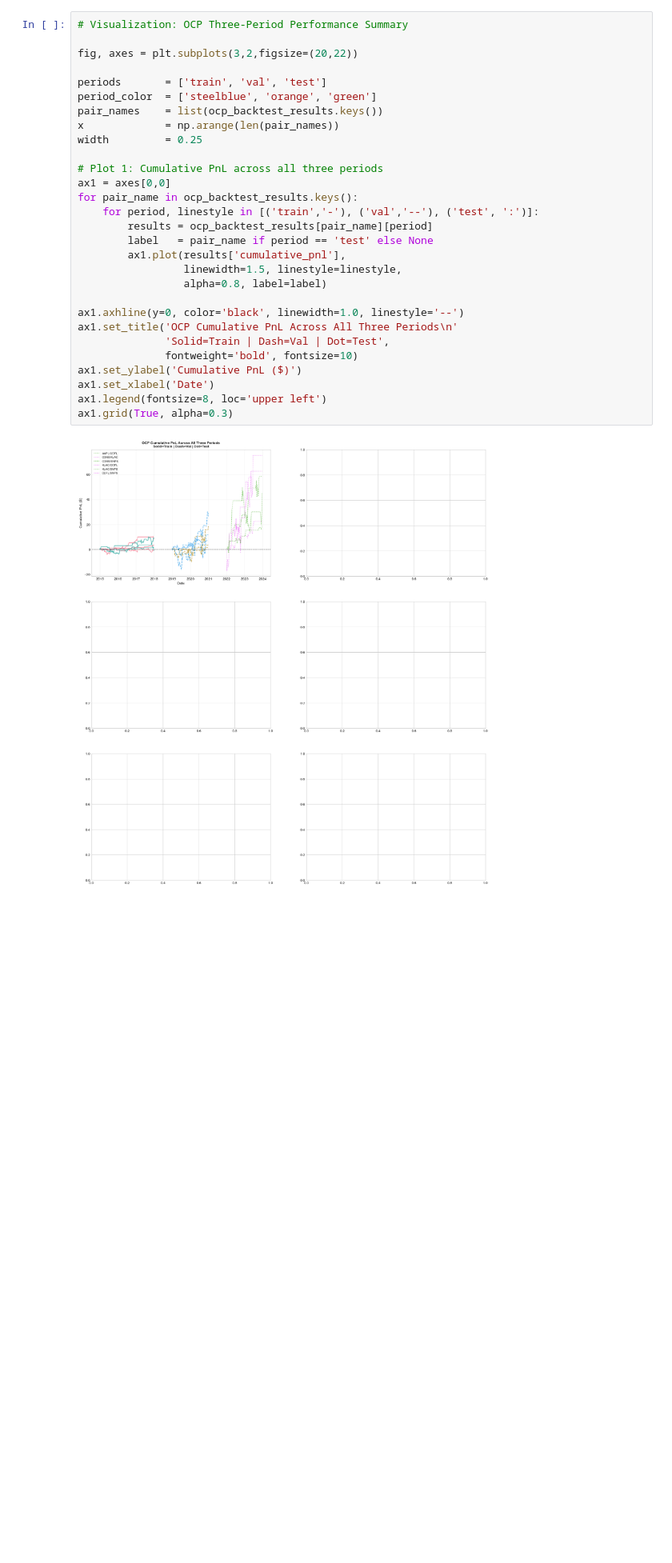
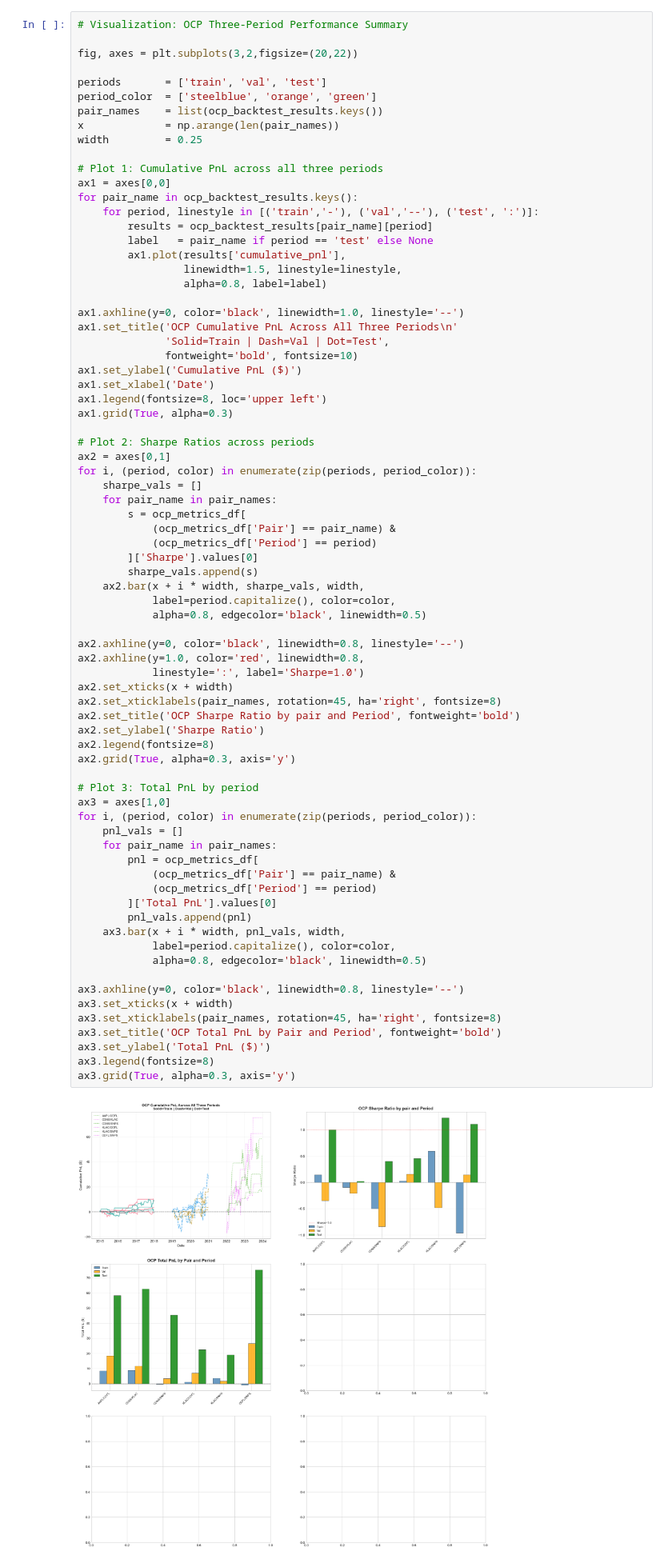
Before and after one commit to WyattEarls/DTW-OTP-Pairs-Trading, a Jupyter notebook: Examples/08_OCP_Clustering.ipynb, the cells around one changed output. Shown at 80% size. Saved outputs shown, nothing was run; the diff lists cells and outputs as text; blank space fills up the shorter version.

Commit message:
Cell 11: Plot 2 and 3 complete

```diff
--- a/Examples/08_OCP_Clustering.ipynb
+++ b/Examples/08_OCP_Clustering.ipynb
@@ -1257,31 +1257,77 @@ print(dtw_metrics[['Pair', 'Period', 'Sharpe']].to_string())
 # %%
 # Visualization: OCP Three-Period Performance Summary
 
 fig, axes = plt.subplots(3,2,figsize=(20,22))
 
 periods       = ['train', 'val', 'test']
 period_color  = ['steelblue', 'orange', 'green']
 pair_names    = list(ocp_backtest_results.keys())
 x             = np.arange(len(pair_names))
 width         = 0.25
 
 # Plot 1: Cumulative PnL across all three periods
 ax1 = axes[0,0]
 for pair_name in ocp_backtest_results.keys():
     for period, linestyle in [('train','-'), ('val','--'), ('test', ':')]:
         results = ocp_backtest_results[pair_name][period]
         label   = pair_name if period == 'test' else None
         ax1.plot(results['cumulative_pnl'],
                  linewidth=1.5, linestyle=linestyle,
                  alpha=0.8, label=label)
 
 ax1.axhline(y=0, color='black', linewidth=1.0, linestyle='--')
 ax1.set_title('OCP Cumulative PnL Across All Three Periods\n'
               'Solid=Train | Dash=Val | Dot=Test',
               fontweight='bold', fontsize=10)
 ax1.set_ylabel('Cumulative PnL ($)')
 ax1.set_xlabel('Date')
 ax1.legend(fontsize=8, loc='upper left')
 ax1.grid(True, alpha=0.3)
+
+# Plot 2: Sharpe Ratios across periods
+ax2 = axes[0,1]
+for i, (period, color) in enumerate(zip(periods, period_color)):
+    sharpe_vals = []
+    for pair_name in pair_names:
+        s = ocp_metrics_df[
+            (ocp_metrics_df['Pair'] == pair_name) &
+            (ocp_metrics_df['Period'] == period)
+        ]['Sharpe'].values[0]
+        sharpe_vals.append(s)
+    ax2.bar(x + i * width, sharpe_vals, width,
+            label=period.capitalize(), color=color,
+            alpha=0.8, edgecolor='black', linewidth=0.5)
+
+ax2.axhline(y=0, color='black', linewidth=0.8, linestyle='--')
+ax2.axhline(y=1.0, color='red', linewidth=0.8,
+            linestyle=':', label='Sharpe=1.0')
+ax2.set_xticks(x + width)
+ax2.set_xticklabels(pair_names, rotation=45, ha='right', fontsize=8)
+ax2.set_title('OCP Sharpe Ratio by pair and Period', fontweight='bold')
+ax2.set_ylabel('Sharpe Ratio')
+ax2.legend(fontsize=8)
+ax2.grid(True, alpha=0.3, axis='y')
+
+# Plot 3: Total PnL by period
+ax3 = axes[1,0]
+for i, (period, color) in enumerate(zip(periods, period_color)):
+    pnl_vals = []
+    for pair_name in pair_names:
+        pnl = ocp_metrics_df[
+            (ocp_metrics_df['Pair'] == pair_name) &
+            (ocp_metrics_df['Period'] == period)
+        ]['Total PnL'].values[0]
+        pnl_vals.append(pnl)
+    ax3.bar(x + i * width, pnl_vals, width,
+            label=period.capitalize(), color=color,
+            alpha=0.8, edgecolor='black', linewidth=0.5)
+
+ax3.axhline(y=0, color='black', linewidth=0.8, linestyle='--')
+ax3.set_xticks(x + width)
+ax3.set_xticklabels(pair_names, rotation=45, ha='right', fontsize=8)
+ax3.set_title('OCP Total PnL by Pair and Period', fontweight='bold')
+ax3.set_ylabel('Total PnL ($)')
+ax3.legend(fontsize=8)
+ax3.grid(True, alpha=0.3, axis='y')
 # %% [output]
-[figure, old version]
+[figure, new version]
```
